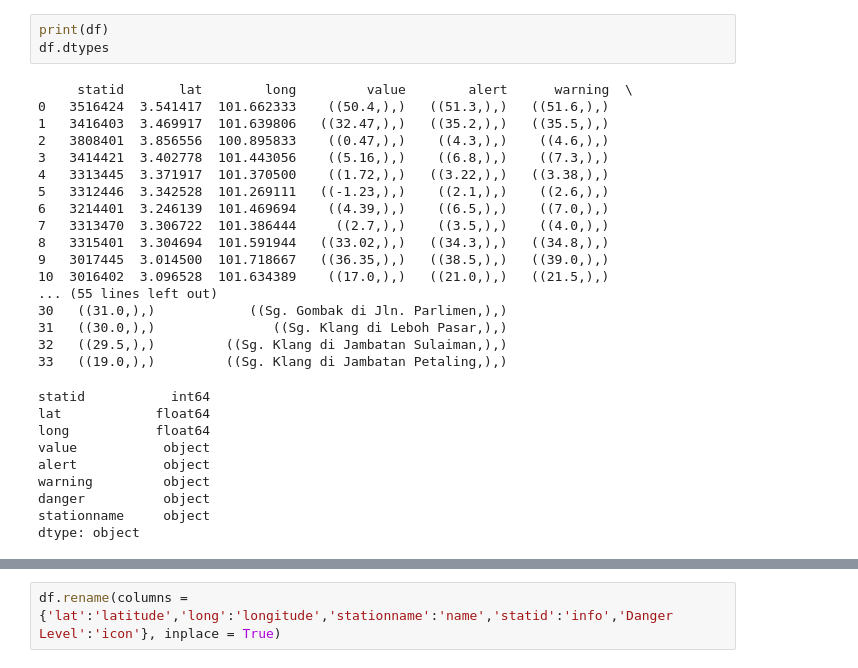
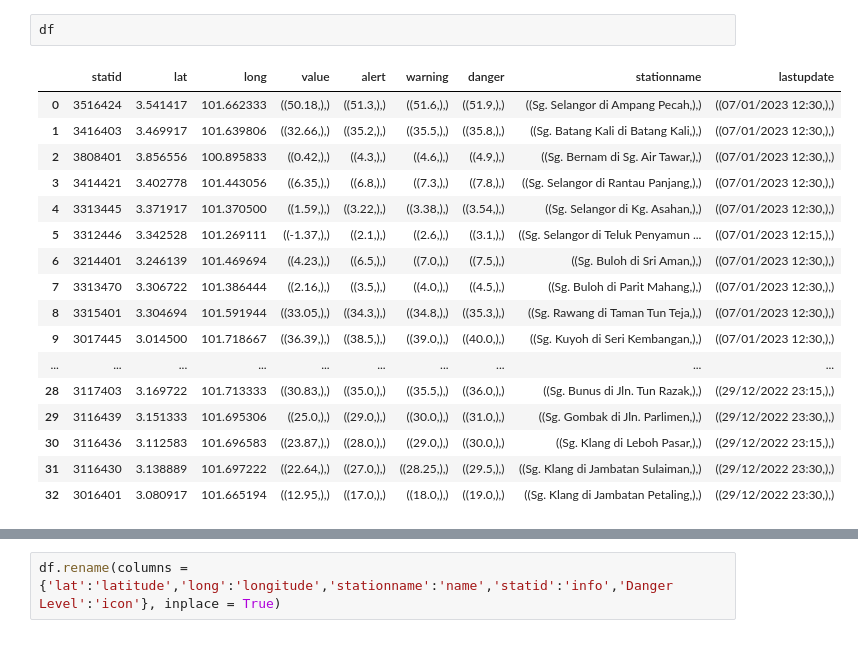
Before and after one commit to wafijailani/myflood-script-only, a Jupyter notebook: 13122022.ipynb, the cells around one changed output, grey strips where cells are left out. Saved outputs shown, nothing was run; the diff lists cells and outputs as text.

```diff
--- a/13122022.ipynb
+++ b/13122022.ipynb
@@ -226,33 +151,23 @@ See the caveats in the documentation: https://pandas.pydata.org/pandas-docs/stab
 # %%
-print(df)
-df.dtypes
+df
 # %% [output]
-     statid       lat        long         value        alert      warning  \
-0   3516424  3.541417  101.662333    ((50.4,),)   ((51.3,),)   ((51.6,),)
-1   3416403  3.469917  101.639806   ((32.47,),)   ((35.2,),)   ((35.5,),)
-2   3808401  3.856556  100.895833    ((0.47,),)    ((4.3,),)    ((4.6,),)
-3   3414421  3.402778  101.443056    ((5.16,),)    ((6.8,),)    ((7.3,),)
-4   3313445  3.371917  101.370500    ((1.72,),)   ((3.22,),)   ((3.38,),)
-5   3312446  3.342528  101.269111   ((-1.23,),)    ((2.1,),)    ((2.6,),)
-6   3214401  3.246139  101.469694    ((4.39,),)    ((6.5,),)    ((7.0,),)
-7   3313470  3.306722  101.386444     ((2.7,),)    ((3.5,),)    ((4.0,),)
-8   3315401  3.304694  101.591944   ((33.02,),)   ((34.3,),)   ((34.8,),)
-9   3017445  3.014500  101.718667   ((36.35,),)   ((38.5,),)   ((39.0,),)
-10  3016402  3.096528  101.634389    ((17.0,),)   ((21.0,),)   ((21.5,),)
-... (55 lines left out)
-30   ((31.0,),)            ((Sg. Gombak di Jln. Parlimen,),)
-31   ((30.0,),)               ((Sg. Klang di Leboh Pasar,),)
-32   ((29.5,),)         ((Sg. Klang di Jambatan Sulaiman,),)
-33   ((19.0,),)         ((Sg. Klang di Jambatan Petaling,),)
-statid           int64
-lat            float64
-long           float64
-value           object
-alert           object
-warning         object
-danger          object
-stationname     object
-dtype: object
+|  | statid | lat | long | value | alert | warning | danger | stationname | lastupdate |
+| 0 | 3516424 | 3.541417 | 101.662333 | ((50.18,),) | ((51.3,),) | ((51.6,),) | ((51.9,),) | ((Sg. Selangor di Ampang Pecah,),) | ((07/01/2023 12:30,),) |
+| 1 | 3416403 | 3.469917 | 101.639806 | ((32.66,),) | ((35.2,),) | ((35.5,),) | ((35.8,),) | ((Sg. Batang Kali di Batang Kali,),) | ((07/01/2023 12:30,),) |
+| 2 | 3808401 | 3.856556 | 100.895833 | ((0.42,),) | ((4.3,),) | ((4.6,),) | ((4.9,),) | ((Sg. Bernam di Sg. Air Tawar,),) | ((07/01/2023 12:30,),) |
+| 3 | 3414421 | 3.402778 | 101.443056 | ((6.35,),) | ((6.8,),) | ((7.3,),) | ((7.8,),) | ((Sg. Selangor di Rantau Panjang,),) | ((07/01/2023 12:30,),) |
+| 4 | 3313445 | 3.371917 | 101.370500 | ((1.59,),) | ((3.22,),) | ((3.38,),) | ((3.54,),) | ((Sg. Selangor di Kg. Asahan,),) | ((07/01/2023 12:30,),) |
+| 5 | 3312446 | 3.342528 | 101.269111 | ((-1.37,),) | ((2.1,),) | ((2.6,),) | ((3.1,),) | ((Sg. Selangor di Teluk Penyamun ... | ((07/01/2023 12:15,),) |
+| 6 | 3214401 | 3.246139 | 101.469694 | ((4.23,),) | ((6.5,),) | ((7.0,),) | ((7.5,),) | ((Sg. Buloh di Sri Aman,),) | ((07/01/2023 12:30,),) |
+| 7 | 3313470 | 3.306722 | 101.386444 | ((2.16,),) | ((3.5,),) | ((4.0,),) | ((4.5,),) | ((Sg. Buloh di Parit Mahang,),) | ((07/01/2023 12:30,),) |
+| 8 | 3315401 | 3.304694 | 101.591944 | ((33.05,),) | ((34.3,),) | ((34.8,),) | ((35.3,),) | ((Sg. Rawang di Taman Tun Teja,),) | ((07/01/2023 12:30,),) |
+| 9 | 3017445 | 3.014500 | 101.718667 | ((36.39,),) | ((38.5,),) | ((39.0,),) | ((40.0,),) | ((Sg. Kuyoh di Seri Kembangan,),) | ((07/01/2023 12:30,),) |
+| ... | ... | ... | ... | ... | ... | ... | ... | ... | ... |
+| 28 | 3117403 | 3.169722 | 101.713333 | ((30.83,),) | ((35.0,),) | ((35.5,),) | ((36.0,),) | ((Sg. Bunus di Jln. Tun Razak,),) | ((29/12/2022 23:15,),) |
+| 29 | 3116439 | 3.151333 | 101.695306 | ((25.0,),) | ((29.0,),) | ((30.0,),) | ((31.0,),) | ((Sg. Gombak di Jln. Parlimen,),) | ((29/12/2022 23:30,),) |
+| 30 | 3116436 | 3.112583 | 101.696583 | ((23.87,),) | ((28.0,),) | ((29.0,),) | ((30.0,),) | ((Sg. Klang di Leboh Pasar,),) | ((29/12/2022 23:15,),) |
+| 31 | 3116430 | 3.138889 | 101.697222 | ((22.64,),) | ((27.0,),) | ((28.25,),) | ((29.5,),) | ((Sg. Klang di Jambatan Sulaiman,),) | ((29/12/2022 23:30,),) |
+| 32 | 3016401 | 3.080917 | 101.665194 | ((12.95,),) | ((17.0,),) | ((18.0,),) | ((19.0,),) | ((Sg. Klang di Jambatan Petaling,),) | ((29/12/2022 23:30,),) |
 # %%
 df['value'] = df['value'].astype(str).str.replace(r'\(|\)|,|,', '')
 df['alert'] = df['alert'].astype(str).str.replace(r'\(|\)|,|,', '')
```
Also changed, not shown: parts of 9 cells of this notebook, 5 other files.
